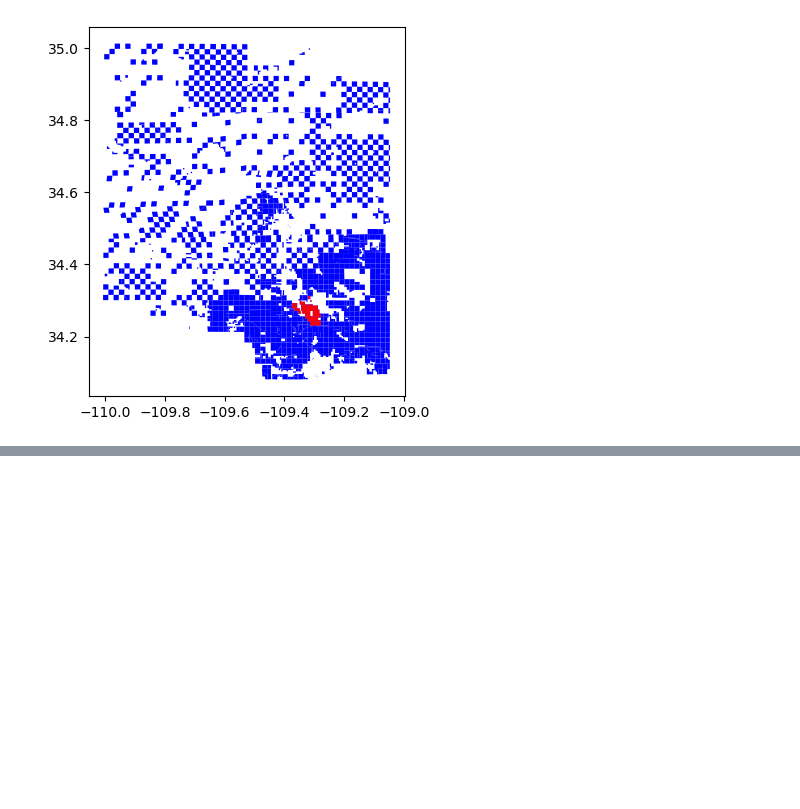
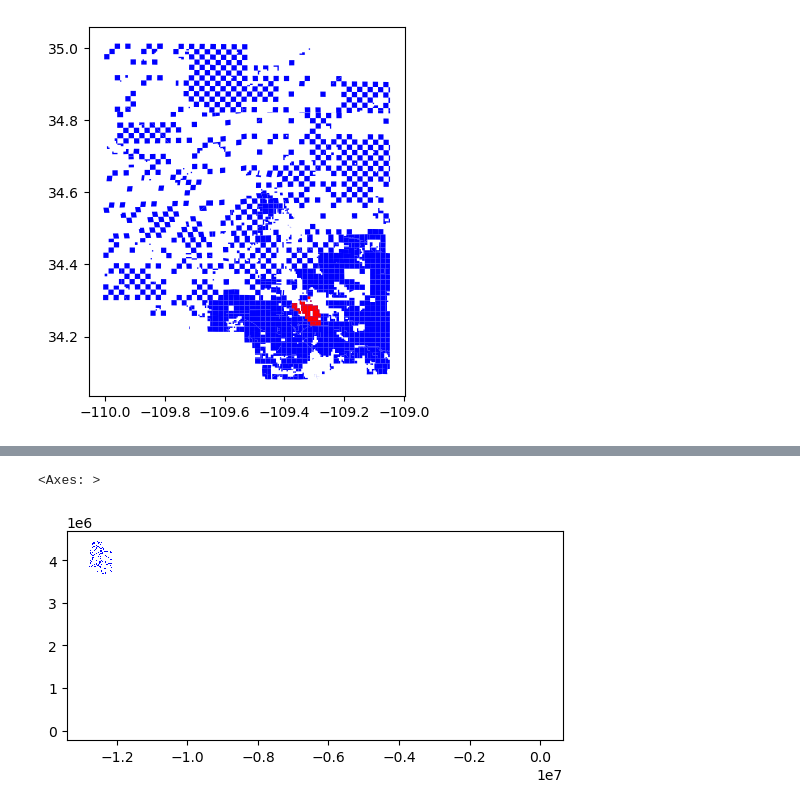
Before and after one commit to liamlindeman/liam-science-fair, a Jupyter notebook: plots.ipynb, the cells around one changed output, grey strips where cells are left out. Cells and saved outputs as stored; diff of their text form; code cells hidden in the pictures; blank space fills up the shorter version.

```diff
--- a/plots.ipynb
+++ b/plots.ipynb
@@ -80,0 +71,4 @@ Name: 1, dtype: object
+# %%
+data.plot()
+quaddata = data.set_geometry("nearest_quadrangle")
+quaddata.plot()
@@ -80,0 +79,6 @@ Name: 1, dtype: object
+# %%
+base=quaddata.plot(color='blue')
+data.plot(ax=base, color="red")
+# %% [output]
+<Axes: >
+[figure, added]
```
Also changed, not shown: parts of 13 cells of this notebook, 10 other files.
